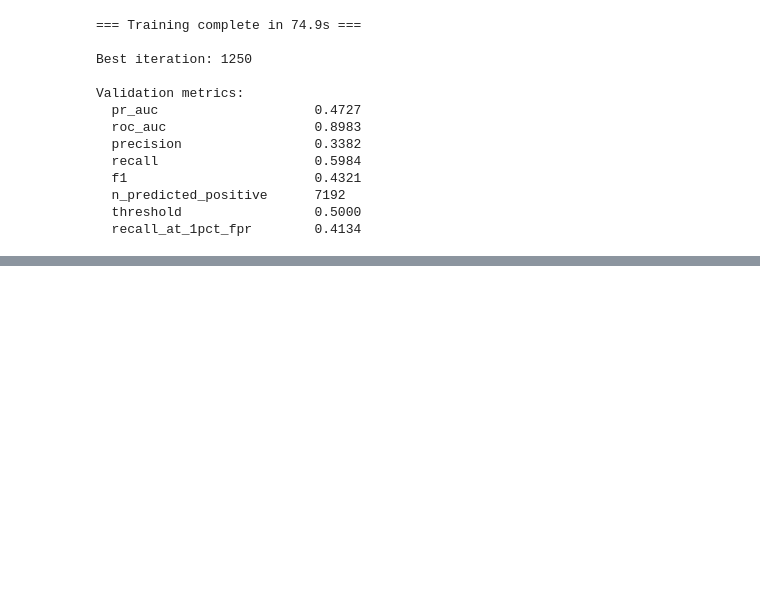
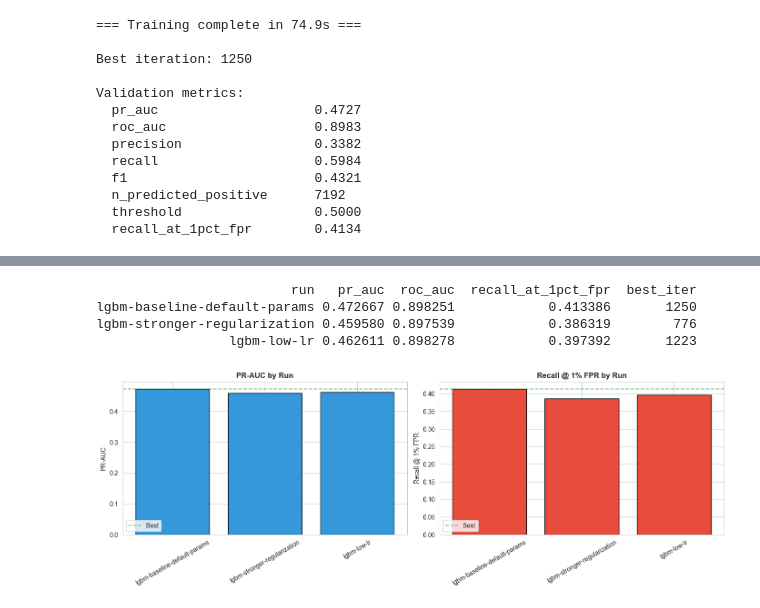
Before and after one commit to Mondip-Mech/fraud-detection-system, a Jupyter notebook: notebooks/03_modeling.ipynb, the cells around one changed output, grey strips where cells are left out. Drawn from its saved outputs; the diff is of its cells as text; code cells hidden in the pictures; blank space fills up the shorter version.

```diff
--- a/notebooks/03_modeling.ipynb
+++ b/notebooks/03_modeling.ipynb
@@ -187,0 +264,39 @@ Run 3: lgbm-baseline-default-params
+# %%
+# Pull all runs from MLflow and compare
+runs = client.search_runs(experiment_ids=[experiment.experiment_id], order_by=["start_time ASC"])
+
+comparison = pd.DataFrame([{
+    "run": r.data.tags.get("mlflow.runName", "unnamed"),
+    "pr_auc": r.data.metrics.get("pr_auc"),
+    "roc_auc": r.data.metrics.get("roc_auc"),
+    "recall_at_1pct_fpr": r.data.metrics.get("recall_at_1pct_fpr"),
+    "best_iter": int(r.data.metrics.get("best_iteration", 0)),
+} for r in runs if r.info.status == "FINISHED"])
+
+print(comparison.to_string(index=False))
+
+# Plot
+fig, axes = plt.subplots(1, 2, figsize=(14, 5))
+axes[0].bar(comparison["run"], comparison["pr_auc"], color="#3498db", edgecolor="black")
+axes[0].set_title("PR-AUC by Run", fontweight="bold")
+axes[0].set_ylabel("PR-AUC")
+axes[0].tick_params(axis="x", rotation=30)
+axes[0].axhline(comparison["pr_auc"].max(), color="green", linestyle="--", alpha=0.5, label="Best")
+axes[0].legend()
+
+axes[1].bar(comparison["run"], comparison["recall_at_1pct_fpr"], color="#e74c3c", edgecolor="black")
+axes[1].set_title("Recall @ 1% FPR by Run", fontweight="bold")
+axes[1].set_ylabel("Recall @ 1% FPR")
+axes[1].tick_params(axis="x", rotation=30)
+axes[1].axhline(comparison["recall_at_1pct_fpr"].max(), color="green", linestyle="--", alpha=0.5, label="Best")
+axes[1].legend()
+
+plt.tight_layout()
+plt.savefig(FIGURES / "08_run_comparison.png", bbox_inches="tight")
+plt.show()
+# %% [output]
+                         run   pr_auc  roc_auc  recall_at_1pct_fpr  best_iter
+lgbm-baseline-default-params 0.472667 0.898251            0.413386       1250
+lgbm-stronger-regularization 0.459580 0.897539            0.386319        776
+                 lgbm-low-lr 0.462611 0.898278            0.397392       1223
+[figure, added]
```
Also changed, not shown: parts of 15 cells of this notebook, 4 other files.
